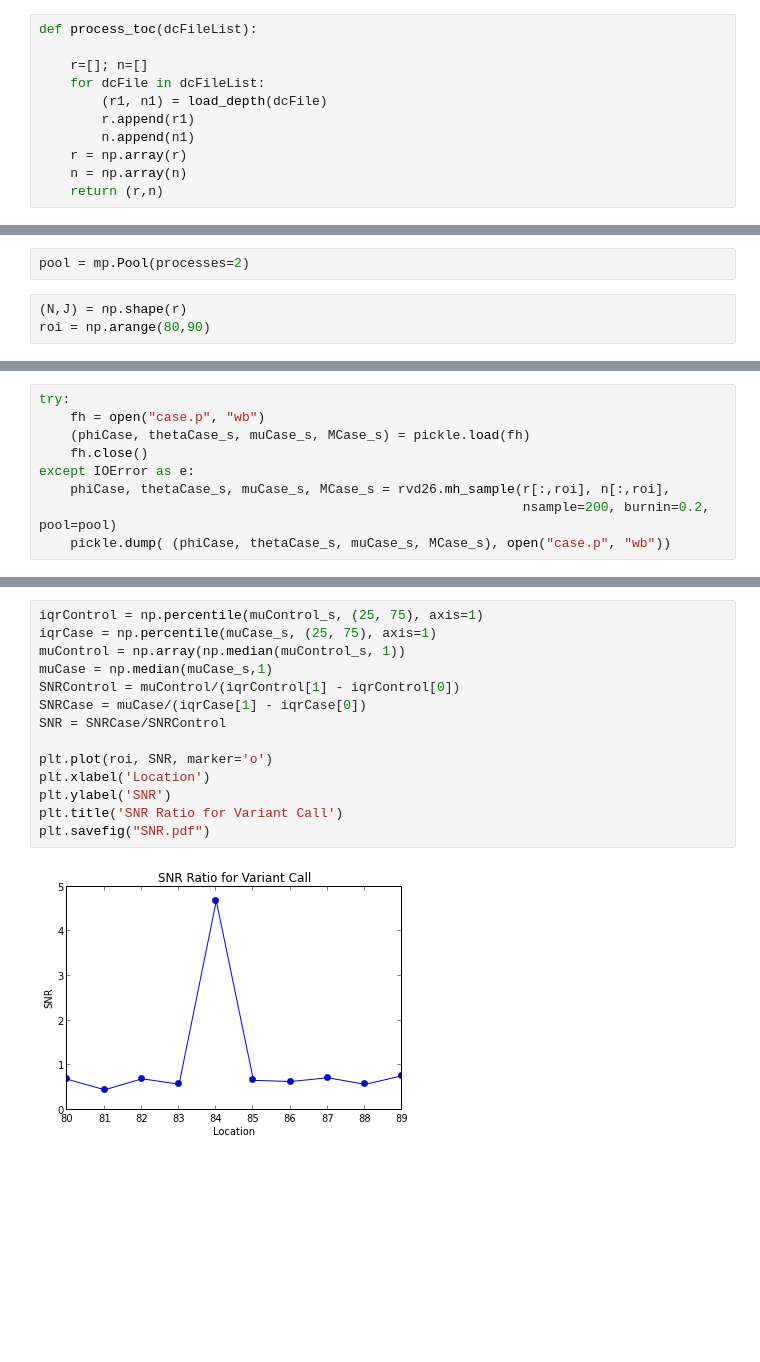
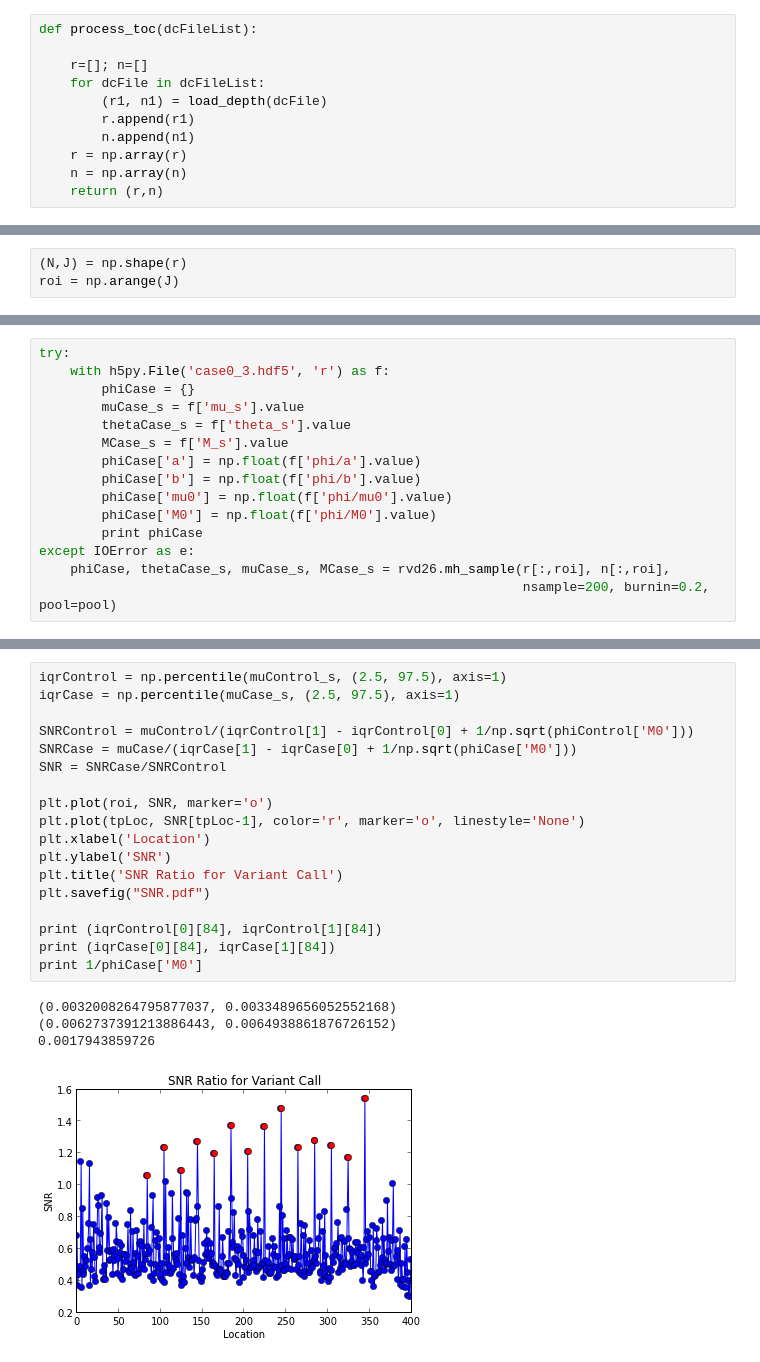
Before and after one commit to fzhangcode/rvd, a Jupyter notebook: results/2013-02-24 Test Synthetic DNA/Test Synthetic DNA Notebook.ipynb, the cells around one changed output, grey strips where cells are left out. Drawn from its saved outputs; the diff is of its cells as text; blank space fills up the shorter version.

```diff
--- a/results/2013-02-24 Test Synthetic DNA/Test Synthetic DNA Notebook.ipynb
+++ b/results/2013-02-24 Test Synthetic DNA/Test Synthetic DNA Notebook.ipynb
@@ -72,8 +73,6 @@ caseFileList = ["../../data/synthetic_dcs/%s" % filename for filename in toc.Fil
 33     3     2          7  CGT     100.0     N  20100916_c3_p2.07_CGT.m0M2f0.AFR.txt
 34     3     2         12  GTT     100.0     N  20100916_c3_p2.12_GTT.m0M2f0.AFR.txt
 35     3     2         14  TCT     100.0     N  20100916_c3_p2.14_TCT.m0M2f0.AFR.txt
-# %%
-pool = mp.Pool(processes=2)
 # %%
 (N,J) = np.shape(r)
-roi = np.arange(80,90)
+roi = np.arange(J)
@@ -110,9 +78,0 @@ DEBUG:rvd26:{'a': 4623439170.6743755, 'b': 3.9990529316654858e-06, 'mu0': 0.0038
-# %%
-try:
-    fh = open("case.p", "wb")
-    (phiCase, thetaCase_s, muCase_s, MCase_s) = pickle.load(fh)
-    fh.close()
-except IOError as e:
-    phiCase, thetaCase_s, muCase_s, MCase_s = rvd26.mh_sample(r[:,roi], n[:,roi],
-                                                              nsample=200, burnin=0.2, pool=pool)
-    pickle.dump( (phiCase, thetaCase_s, muCase_s, MCase_s), open("case.p", "wb"))
@@ -139,0 +96,15 @@ DEBUG:rvd26:{'a': 7442883724.9631395, 'b': 1.5790814398923631e-05, 'mu0': 0.0119
+# %%
+try:
+    with h5py.File('case0_3.hdf5', 'r') as f:
+        phiCase = {}
+        muCase_s = f['mu_s'].value
+        thetaCase_s = f['theta_s'].value
+        MCase_s = f['M_s'].value
+        phiCase['a'] = np.float(f['phi/a'].value)
+        phiCase['b'] = np.float(f['phi/b'].value)
+        phiCase['mu0'] = np.float(f['phi/mu0'].value)
+        phiCase['M0'] = np.float(f['phi/M0'].value)
+        print phiCase
+except IOError as e:
+    phiCase, thetaCase_s, muCase_s, MCase_s = rvd26.mh_sample(r[:,roi], n[:,roi],
+                                                              nsample=200, burnin=0.2, pool=pool)
@@ -148,16 +139,23 @@ tpLoc = np.arange(85,346,20)
 # %%
-iqrControl = np.percentile(muControl_s, (25, 75), axis=1)
-iqrCase = np.percentile(muCase_s, (25, 75), axis=1)
-muControl = np.array(np.median(muControl_s, 1))
-muCase = np.median(muCase_s,1)
-SNRControl = muControl/(iqrControl[1] - iqrControl[0])
-SNRCase = muCase/(iqrCase[1] - iqrCase[0])
+iqrControl = np.percentile(muControl_s, (2.5, 97.5), axis=1)
+iqrCase = np.percentile(muCase_s, (2.5, 97.5), axis=1)
+
+SNRControl = muControl/(iqrControl[1] - iqrControl[0] + 1/np.sqrt(phiControl['M0']))
+SNRCase = muCase/(iqrCase[1] - iqrCase[0] + 1/np.sqrt(phiCase['M0']))
 SNR = SNRCase/SNRControl
 
 plt.plot(roi, SNR, marker='o')
+plt.plot(tpLoc, SNR[tpLoc-1], color='r', marker='o', linestyle='None')
 plt.xlabel('Location')
 plt.ylabel('SNR')
 plt.title('SNR Ratio for Variant Call')
 plt.savefig("SNR.pdf")
+
+print (iqrControl[0][84], iqrControl[1][84])
+print (iqrCase[0][84], iqrCase[1][84])
+print 1/phiCase['M0']
 # %% [output]
+(0.0032008264795877037, 0.0033489656052552168)
+(0.0062737391213886443, 0.0064938861876726152)
+0.0017943859726
-[figure, old version]
+[figure, new version]
```
Also changed, not shown: parts of 11 cells of this notebook, 8 other files.
